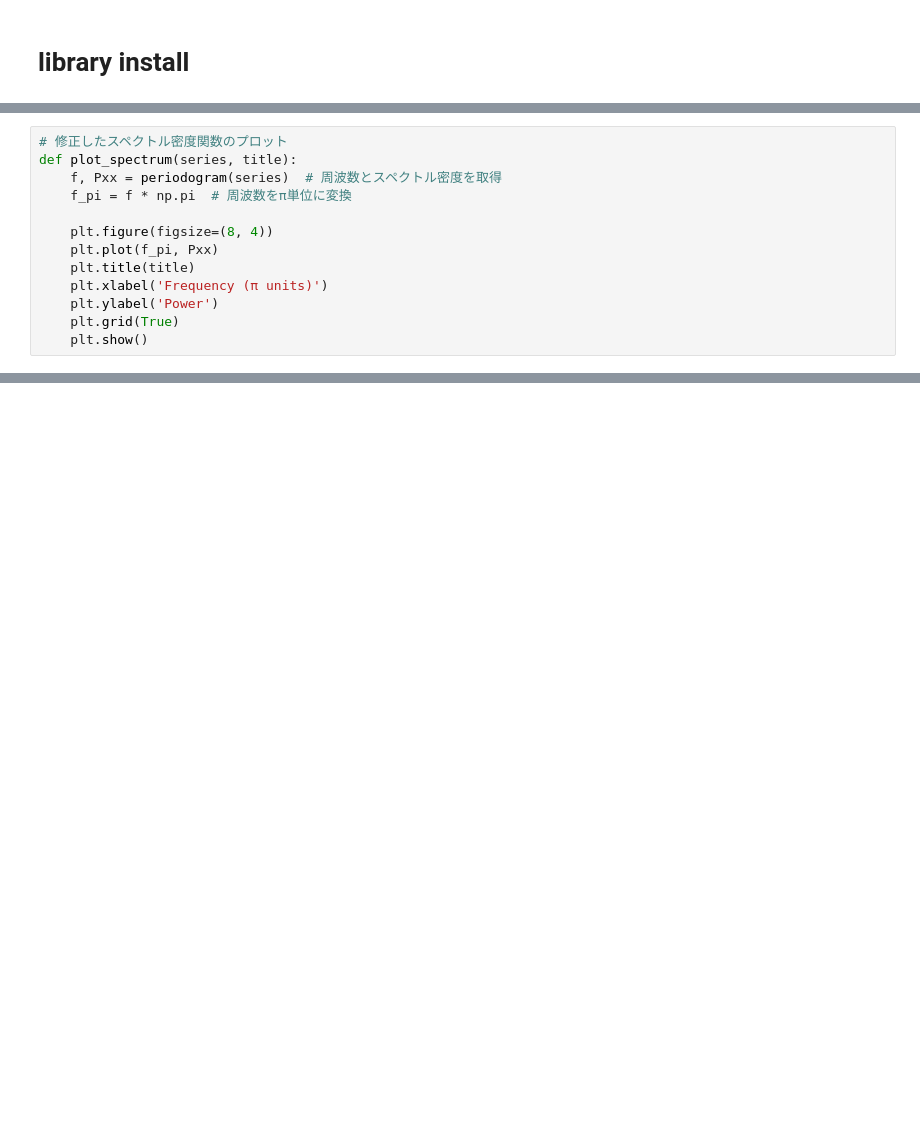
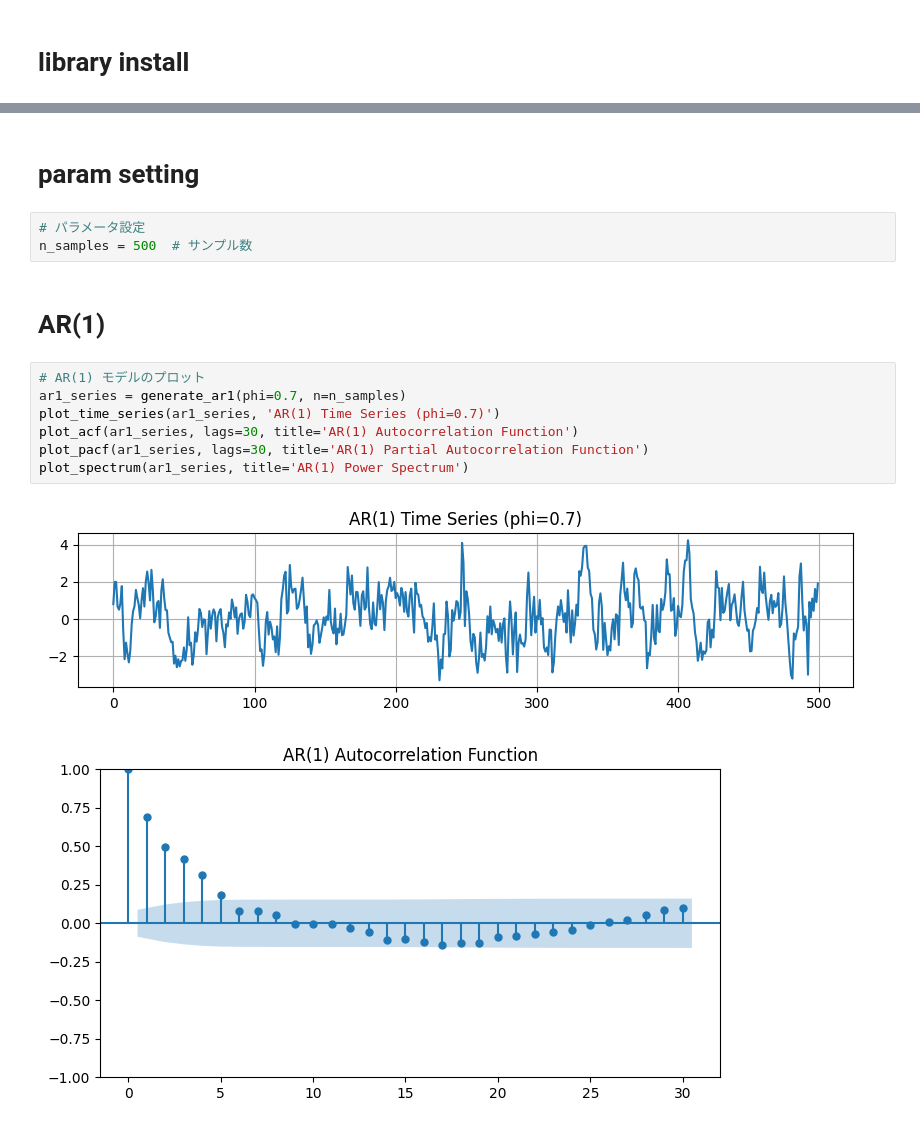
Before and after one commit to WE1CH-KAZU/statistic_certificate_grade1semi, a Jupyter notebook: grade1semi_WB/chapter_27/graphs.ipynb, the cells around one changed output, grey strips where cells are left out. Drawn from its saved outputs; the diff is of its cells as text; blank space fills up the shorter version.

```diff
--- a/grade1semi_WB/chapter_27/graphs.ipynb
+++ b/grade1semi_WB/chapter_27/graphs.ipynb
@@ -179,13 +2,0 @@ analyze_residuals(arma11_resid, 'ARMA(1,1)')
-# %%
-# 修正したスペクトル密度関数のプロット
-def plot_spectrum(series, title):
-    f, Pxx = periodogram(series)  # 周波数とスペクトル密度を取得
-    f_pi = f * np.pi  # 周波数をπ単位に変換
-
-    plt.figure(figsize=(8, 4))
-    plt.plot(f_pi, Pxx)
-    plt.title(title)
-    plt.xlabel('Frequency (π units)')
-    plt.ylabel('Power')
-    plt.grid(True)
-    plt.show()
@@ -228,0 +68,17 @@ analyze_residuals(arma11_resid, 'ARMA(1,1)')
+# %% [markdown]
+# param setting
+# %%
+# パラメータ設定
+n_samples = 500  # サンプル数
+# %% [markdown]
+# AR(1)
+# %%
+# AR(1) モデルのプロット
+ar1_series = generate_ar1(phi=0.7, n=n_samples)
+plot_time_series(ar1_series, 'AR(1) Time Series (phi=0.7)')
+plot_acf(ar1_series, lags=30, title='AR(1) Autocorrelation Function')
+plot_pacf(ar1_series, lags=30, title='AR(1) Partial Autocorrelation Function')
+plot_spectrum(ar1_series, title='AR(1) Power Spectrum')
+# %% [output]
+[figure, added]
+[figure, added]
```
Also changed, not shown: parts of 37 cells of this notebook, 2 other files.
